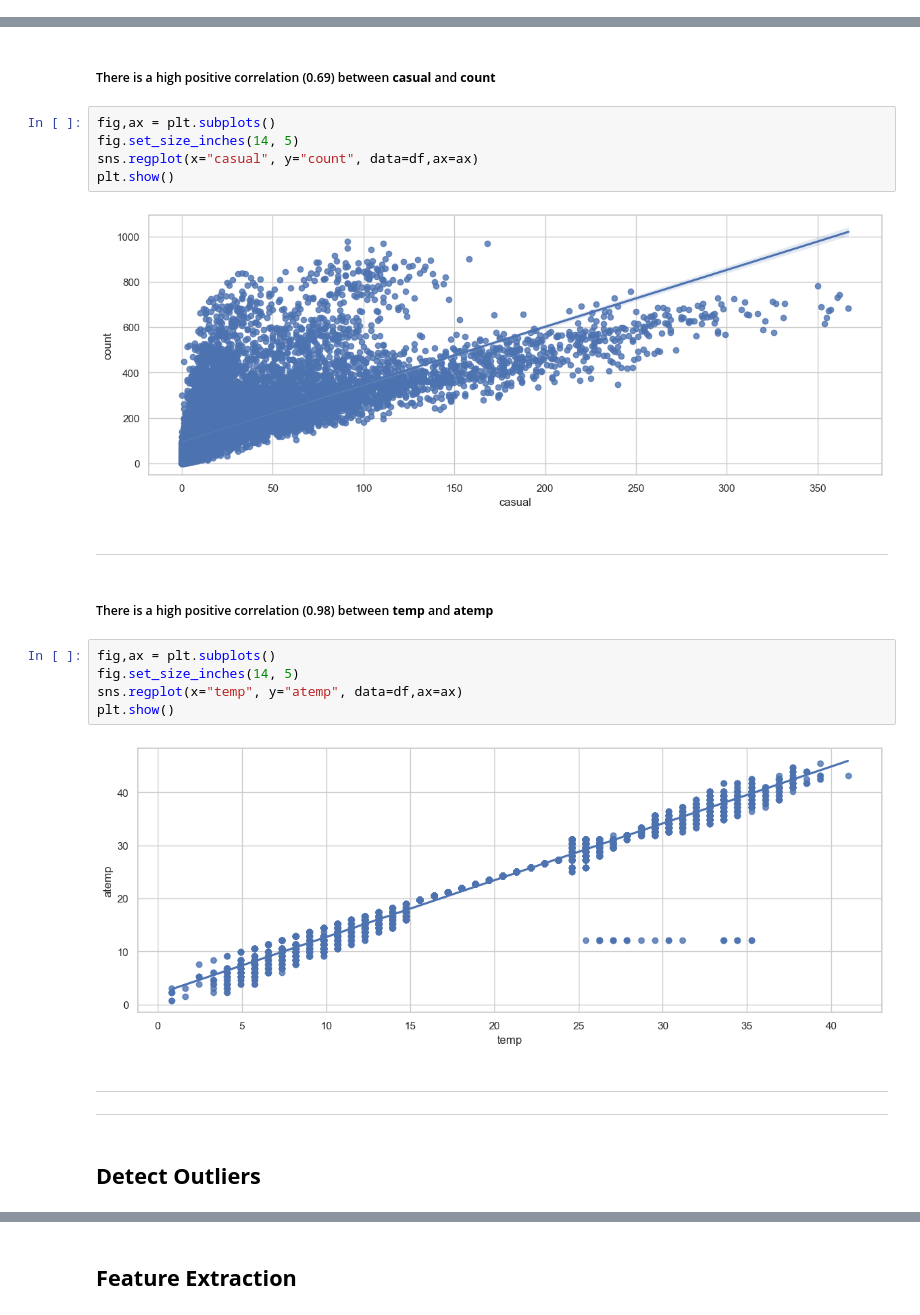
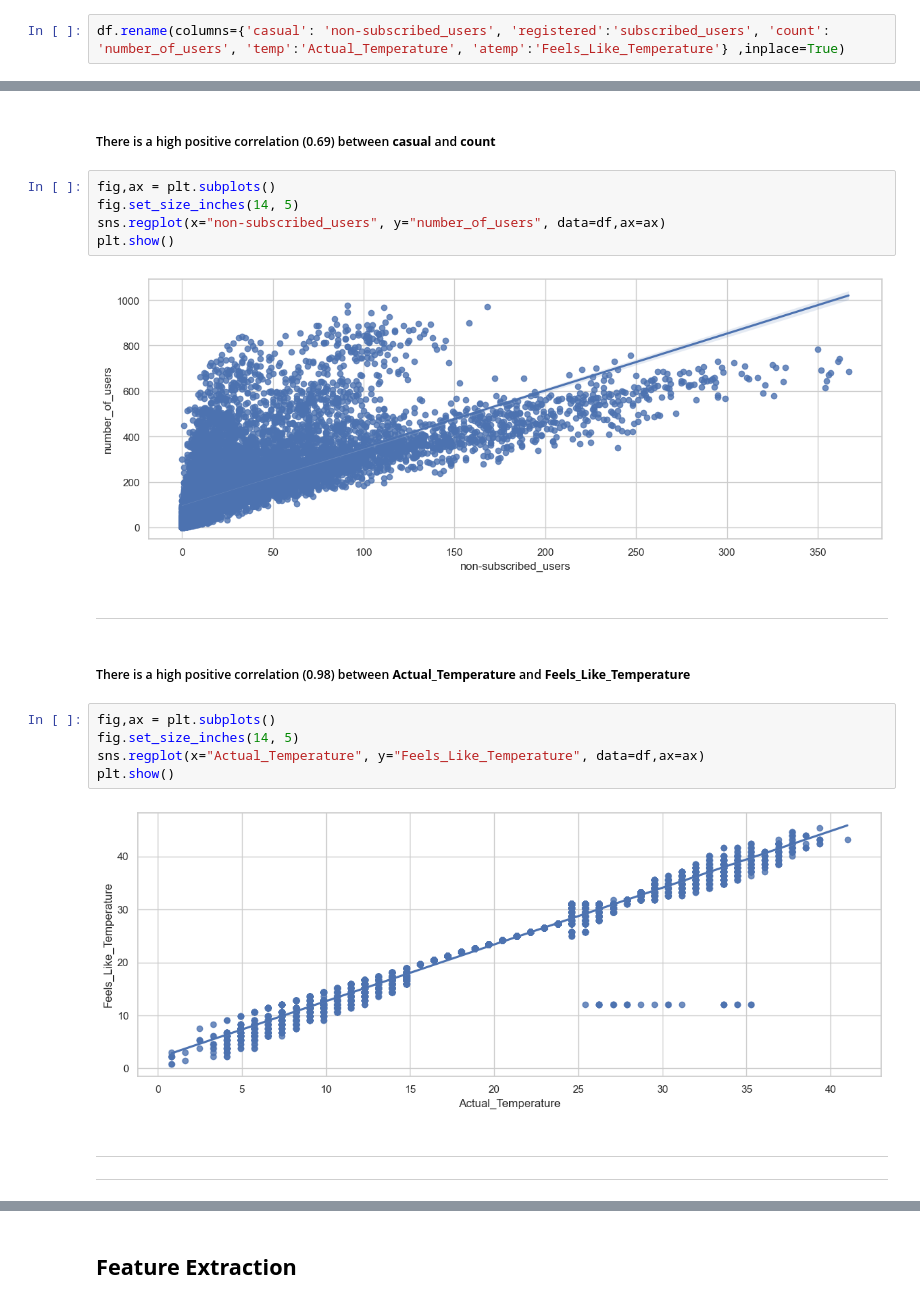
Before and after one commit to Mohamed-Jamyl/ML-DL_and_Data-Science_projects, a Jupyter notebook: Vlib_regression_project/Bake rental project.ipynb, the cells around one changed output, grey strips where cells are left out. Saved outputs shown, nothing was run; the diff lists cells and outputs as text.

```diff
--- a/Vlib_regression_project/Bake rental project.ipynb
+++ b/Vlib_regression_project/Bake rental project.ipynb
@@ -66,3 +66,5 @@ df.columns
 Index(['datetime', 'season', 'holiday', 'workingday', 'weather', 'temp',
        'atemp', 'humidity', 'windspeed', 'casual', 'registered', 'count'],
       dtype='object')
+# %%
+df.rename(columns={'casual': 'non-subscribed_users', 'registered':'subscribed_users', 'count': 'number_of_users', 'temp':'Actual_Temperature', 'atemp':'Feels_Like_Temperature'} ,inplace=True)
@@ -281,23 +300,21 @@ plt.show()
 # %%
 fig,ax = plt.subplots()
 fig.set_size_inches(14, 5)
-sns.regplot(x="casual", y="count", data=df,ax=ax)
+sns.regplot(x="non-subscribed_users", y="number_of_users", data=df,ax=ax)
 plt.show()
 # %% [output]
-[figure, old version]
+[figure, new version]
 # %% [markdown]
 --------------------
 # %% [markdown]
-##### There is a high positive correlation (0.98) between **temp** and **atemp**
+##### There is a high positive correlation (0.98) between **Actual_Temperature** and **Feels_Like_Temperature**
 # %%
 fig,ax = plt.subplots()
 fig.set_size_inches(14, 5)
-sns.regplot(x="temp", y="atemp", data=df,ax=ax)
+sns.regplot(x="Actual_Temperature", y="Feels_Like_Temperature", data=df,ax=ax)
 plt.show()
 # %% [output]
-[figure, old version]
+[figure, new version]
 # %% [markdown]
 -------------------------
 -------------------------
-# %% [markdown]
-## **Detect Outliers**
```
Also changed, not shown: parts of 75 cells of this notebook.
